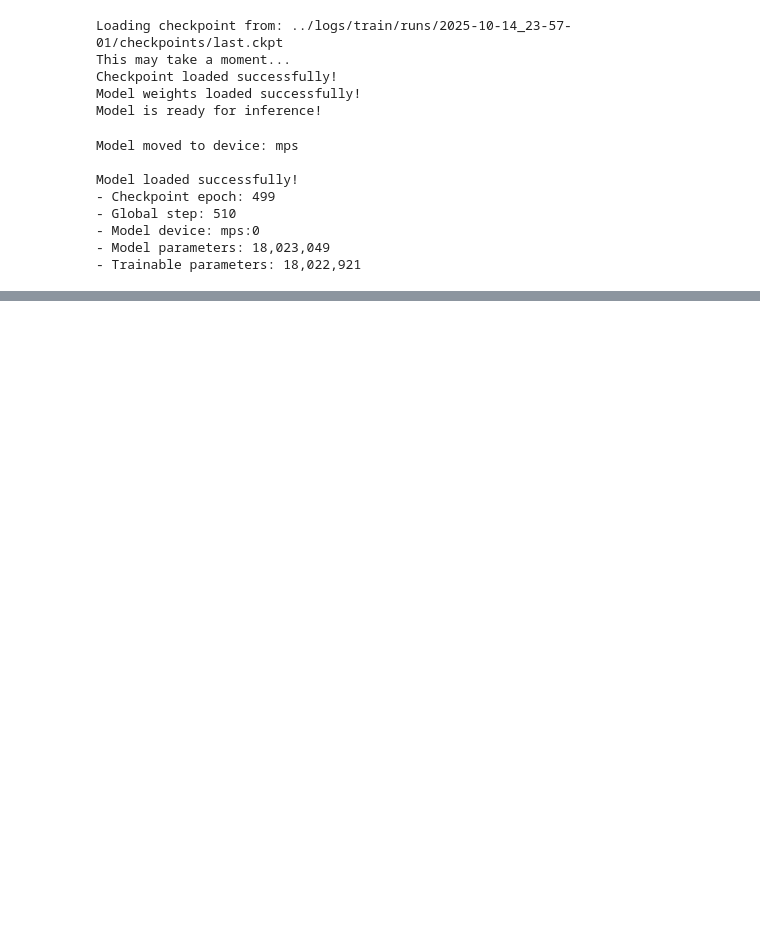
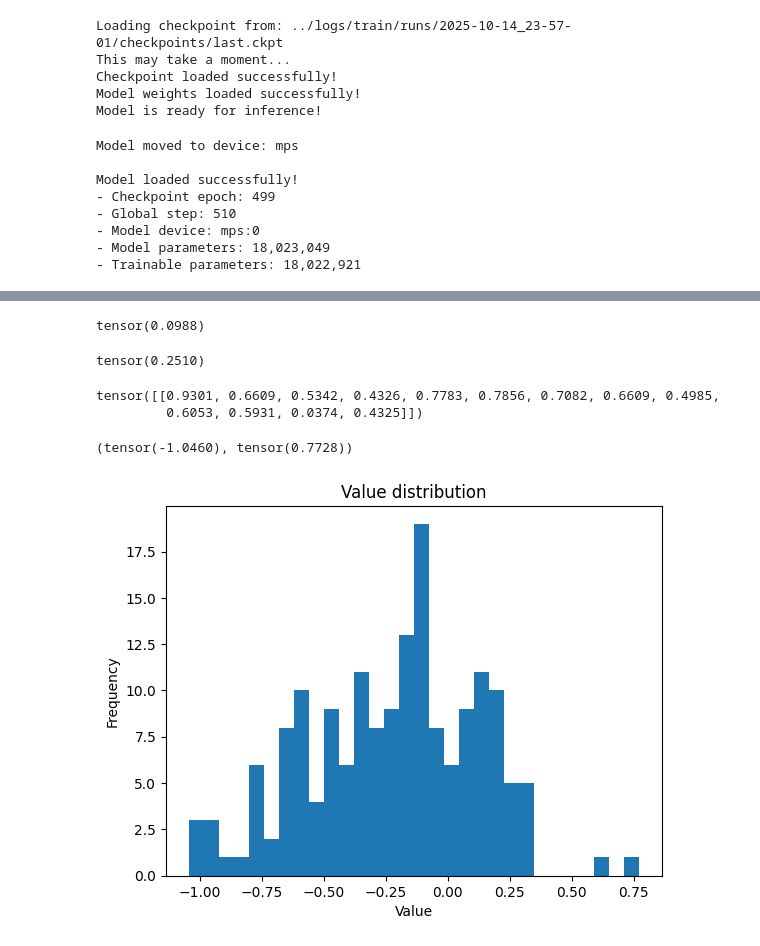
Before and after one commit to TomekNocon/IMMUVIS-PIGVAE, a Jupyter notebook: notebooks/test_v1.ipynb, the cells around one changed output, grey strips where cells are left out. Drawn from its saved outputs; the diff is of its cells as text; code cells hidden in the pictures; blank space fills up the shorter version.

```diff
--- a/notebooks/test_v1.ipynb
+++ b/notebooks/test_v1.ipynb
@@ -298,0 +365,12 @@ RuntimeError: linear(): input and weight.T shapes cannot be multiplied (169x10 a
+# %%
+import math
+
+def reshape_feature_map(features: torch.Tensor, num_example: int) -> torch.Tensor:
+    batch_size, num_nodes, _ = features.shape
+    grid_size = int(math.sqrt(num_nodes))
+    group = int(batch_size // num_example)
+    features = features.transpose(2, 1).view(batch_size, -1, grid_size, grid_size)
+    return features.view(num_example, group, -1, grid_size, grid_size)
+# %%
+tensor_data_pred = reshape_feature_map(pred_imgs, 1)
+tensor_data_truth = reshape_feature_map(ground_truth_imgs, 1)
@@ -298,0 +419,31 @@ RuntimeError: linear(): input and weight.T shapes cannot be multiplied (169x10 a
+# %%
+n = 1
+MSELoss()(tensor_data_pred[0][n], tensor_data_truth[0][n])
+# %% [output]
+tensor(0.0988)
+# %%
+L1Loss()(tensor_data_pred[0][n], tensor_data_truth[0][n])
+# %% [output]
+tensor(0.2510)
+# %%
+CosineSimilarity()(tensor_data_pred[0][n], tensor_data_truth[0][n])
+# %% [output]
+tensor([[0.9301, 0.6609, 0.5342, 0.4326, 0.7783, 0.7856, 0.7082, 0.6609, 0.4985,
+         0.6053, 0.5931, 0.0374, 0.4325]])
+# %%
+tensor_data_truth[0][0].min(), tensor_data_truth[0][0].max()
+# %% [output]
+(tensor(-1.0460), tensor(0.7728))
+# %%
+import torch
+import matplotlib.pyplot as plt
+
+x = tensor_data_truth[0][0][0].flatten()
+
+plt.hist(x.numpy(), bins=30)
+plt.title("Value distribution")
+plt.xlabel("Value")
+plt.ylabel("Frequency")
+plt.show()
+# %% [output]
+[figure, added]
```
Also changed, not shown: parts of 30 cells of this notebook, 7 other files.
